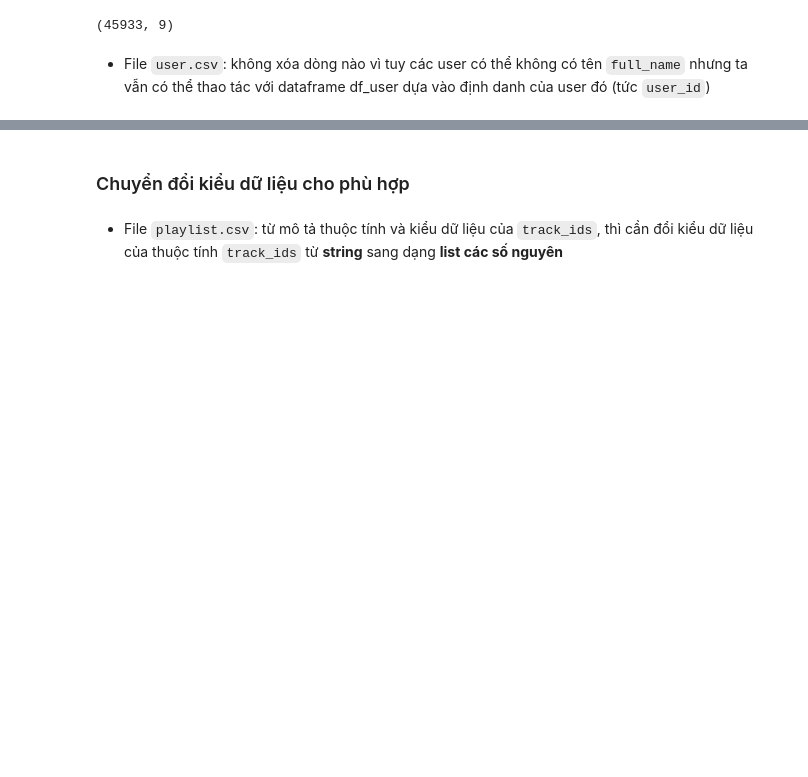
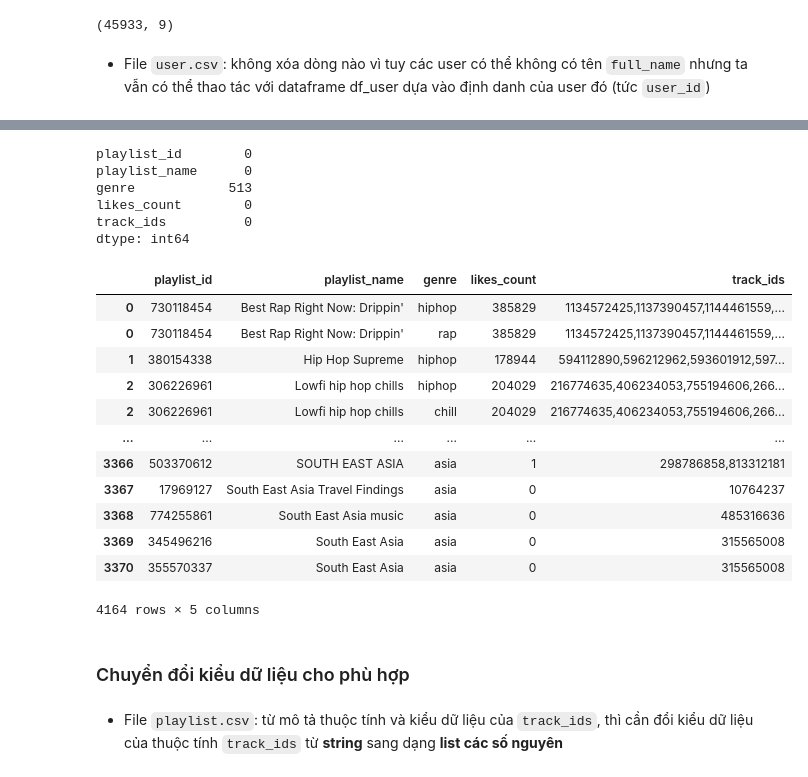
Before and after one commit to LeKiet258/DS-Project02-SoundCloud-Exploratory, a Jupyter notebook: Project_02.ipynb, the cells around one changed output, grey strips where cells are left out. Cells and saved outputs as stored; diff of their text form; code cells hidden in the pictures; blank space fills up the shorter version.

```diff
--- a/Project_02.ipynb
+++ b/Project_02.ipynb
@@ -91,3 +129,39 @@ df_track.shape
+# %%
+def list_genres(genre_str):
+    res = []
+
+    for keyword in keywords:
+        if keyword in genre_str:
+            res.append(keyword)
+
+    return res
+
+df_playlist['genre'] = name_genre.apply(lambda val: list_genres(re.sub(r'(hip-hop|hip hop)', 'hiphop', val.lower())))
+print("Số lượng NaN từng cột:")
+print(df_playlist.explode('genre').isna().sum())
+df_playlist = df_playlist.explode('genre').dropna()
+
+df_playlist
+# %% [output]
+playlist_id        0
+playlist_name      0
+genre            513
+likes_count        0
+track_ids          0
+dtype: int64
+|  | playlist_id | playlist_name | genre | likes_count | track_ids |
+| 0 | 730118454 | Best Rap Right Now: Drippin' | hiphop | 385829 | 1134572425,1137390457,1144461559,... |
+| 0 | 730118454 | Best Rap Right Now: Drippin' | rap | 385829 | 1134572425,1137390457,1144461559,... |
+| 1 | 380154338 | Hip Hop Supreme | hiphop | 178944 | 594112890,596212962,593601912,597... |
+| 2 | 306226961 | Lowfi hip hop chills | hiphop | 204029 | 216774635,406234053,755194606,266... |
+| 2 | 306226961 | Lowfi hip hop chills | chill | 204029 | 216774635,406234053,755194606,266... |
+| ... | ... | ... | ... | ... | ... |
+| 3366 | 503370612 | SOUTH EAST ASIA | asia | 1 | 298786858,813312181 |
+| 3367 | 17969127 | South East Asia Travel Findings | asia | 0 | 10764237 |
+| 3368 | 774255861 | South East Asia music | asia | 0 | 485316636 |
+| 3369 | 345496216 | South East Asia | asia | 0 | 315565008 |
+| 3370 | 355570337 | South East Asia | asia | 0 | 315565008 |
+4164 rows × 5 columns
 # %% [markdown]
 ### Chuyển đổi kiểu dữ liệu cho phù hợp
 # %% [markdown]
```
Also changed, not shown: parts of 14 cells of this notebook.
